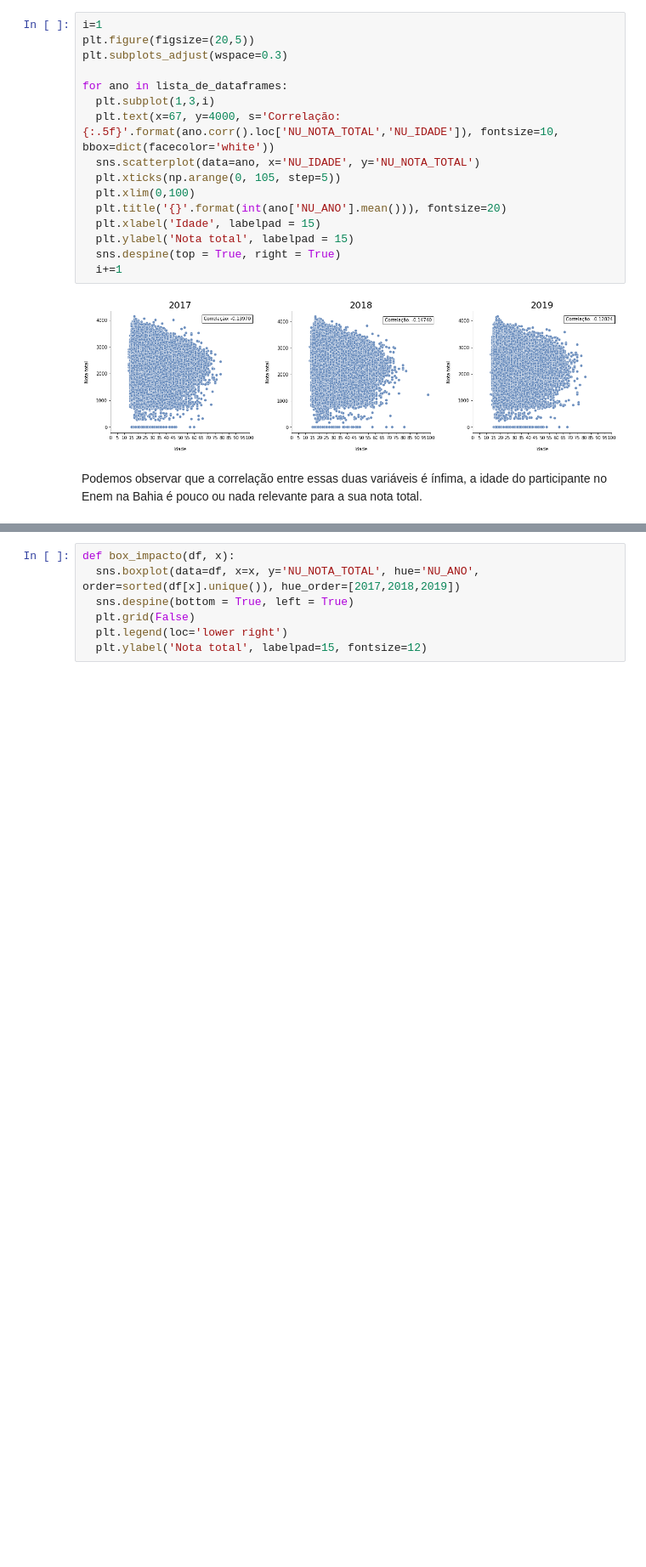
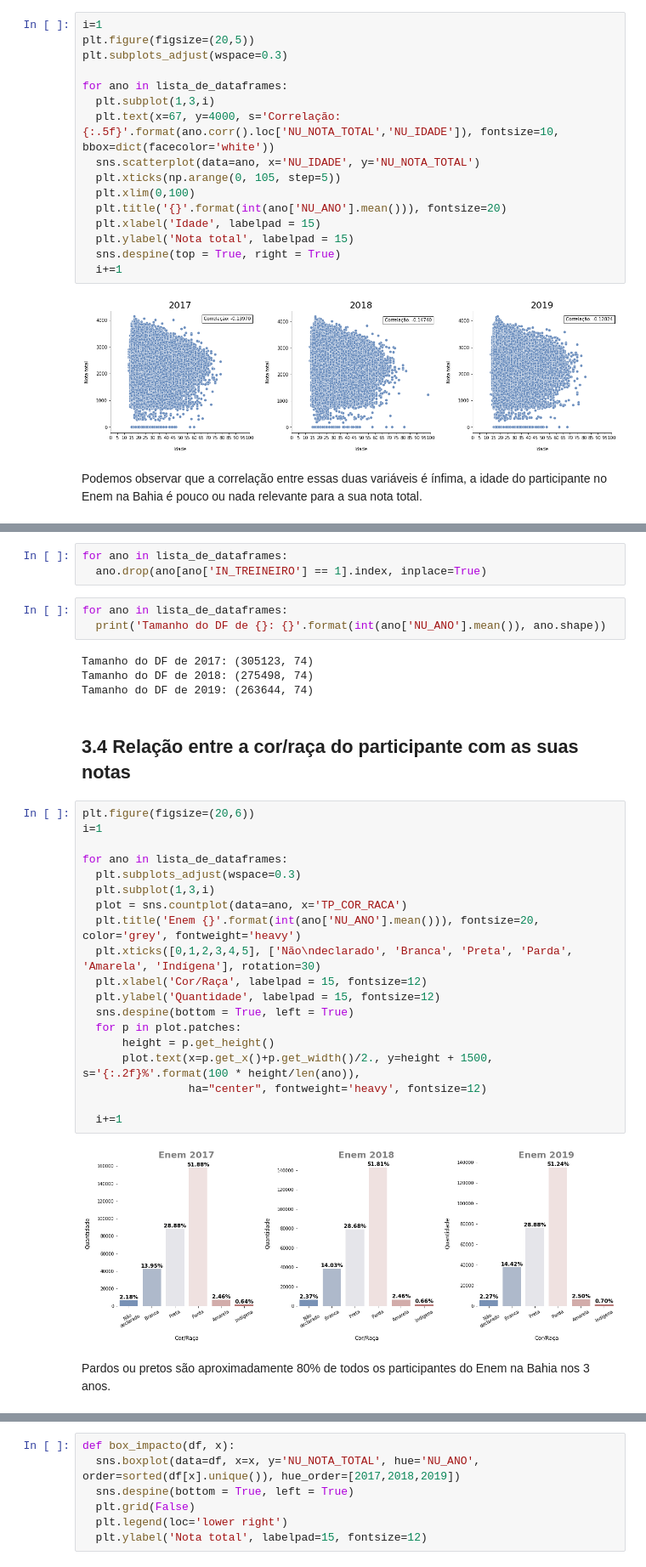
Before and after one commit to DenisBvnt/Alura_Imersao_Dados_2020.2, a Jupyter notebook: Analise_Enem_Bahia_ultimos_3anos/Analise_Enem_Bahia_ultimos_3anos.ipynb, the cells around one changed output, grey strips where cells are left out. Shown at 85% size. Drawn from its saved outputs; the diff is of its cells as text; blank space fills up the shorter version.

```diff
--- a/Analise_Enem_Bahia_ultimos_3anos/Analise_Enem_Bahia_ultimos_3anos.ipynb
+++ b/Analise_Enem_Bahia_ultimos_3anos/Analise_Enem_Bahia_ultimos_3anos.ipynb
@@ -767,0 +613,35 @@ municipio_2017.iloc[:5,:]
+# %%
+for ano in lista_de_dataframes:
+  ano.drop(ano[ano['IN_TREINEIRO'] == 1].index, inplace=True)
+# %%
+for ano in lista_de_dataframes:
+  print('Tamanho do DF de {}: {}'.format(int(ano['NU_ANO'].mean()), ano.shape))
+# %% [output]
+Tamanho do DF de 2017: (305123, 74)
+Tamanho do DF de 2018: (275498, 74)
+Tamanho do DF de 2019: (263644, 74)
+# %% [markdown]
+## 3.4 Relação entre a cor/raça do participante com as suas notas
+# %%
+plt.figure(figsize=(20,6))
+i=1
+
+for ano in lista_de_dataframes:
+  plt.subplots_adjust(wspace=0.3)
+  plt.subplot(1,3,i)
+  plot = sns.countplot(data=ano, x='TP_COR_RACA')
+  plt.title('Enem {}'.format(int(ano['NU_ANO'].mean())), fontsize=20, color='grey', fontweight='heavy')
+  plt.xticks([0,1,2,3,4,5], ['Não\ndeclarado', 'Branca', 'Preta', 'Parda', 'Amarela', 'Indígena'], rotation=30)
+  plt.xlabel('Cor/Raça', labelpad = 15, fontsize=12)
+  plt.ylabel('Quantidade', labelpad = 15, fontsize=12)
+  sns.despine(bottom = True, left = True)
+  for p in plot.patches:
+      height = p.get_height()
+      plot.text(x=p.get_x()+p.get_width()/2., y=height + 1500, s='{:.2f}%'.format(100 * height/len(ano)),
+                ha="center", fontweight='heavy', fontsize=12)
+
+  i+=1
+# %% [output]
+[figure, added]
+# %% [markdown]
+Pardos ou pretos são aproximadamente 80% de todos os participantes do Enem na Bahia nos 3 anos.
```
Also changed, not shown: parts of 177 cells of this notebook, 2 other files.
